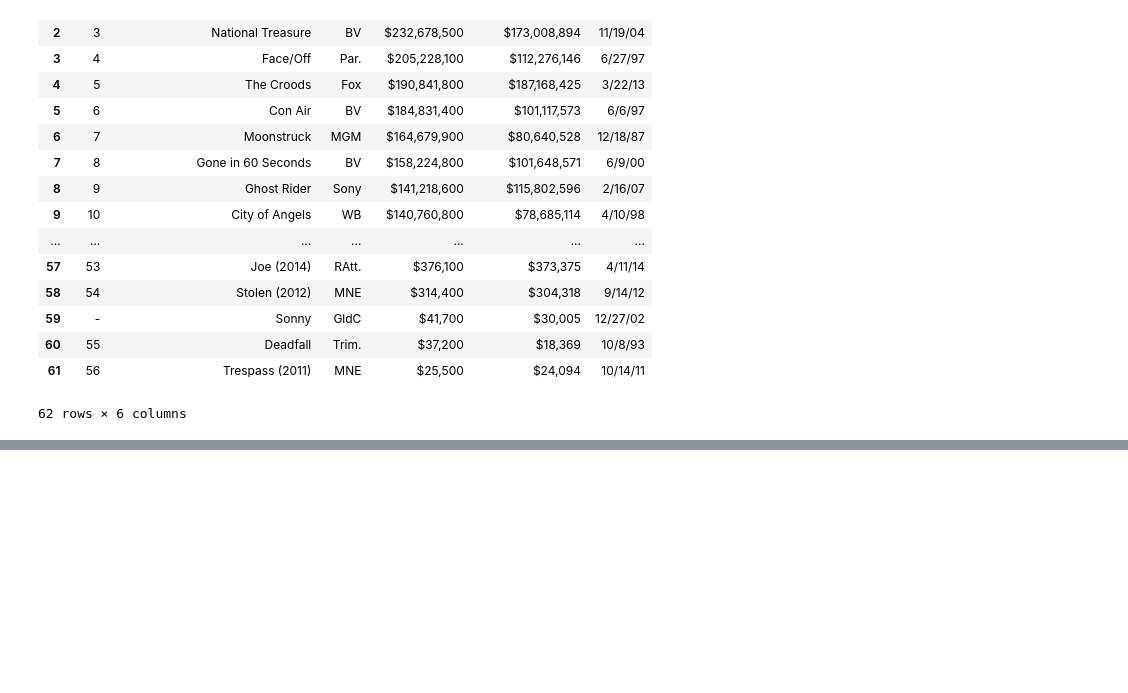
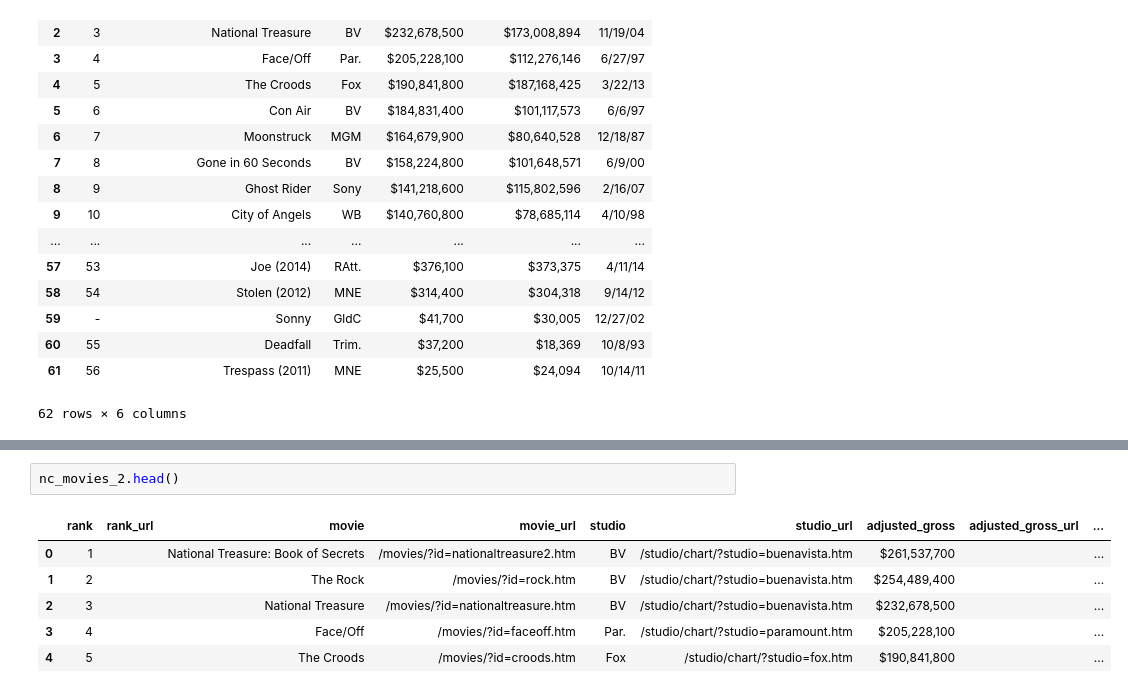
Before and after one commit to johnmwalters/Project_Luther, a Jupyter notebook: nc_webscrape.ipynb, the cells around one changed output, grey strips where cells are left out. Drawn from its saved outputs; the diff is of its cells as text; blank space fills up the shorter version.

```diff
--- a/nc_webscrape.ipynb
+++ b/nc_webscrape.ipynb
@@ -305,0 +494,9 @@ nc_movies_adj
+# %%
+nc_movies_2.head()
+# %% [output]
+|  | rank | rank_url | movie | movie_url | studio | studio_url | adjusted_gross | adjusted_gross_url | ... |
+| 0 | 1 |  | National Treasure: Book of Secrets | /movies/?id=nationaltreasure2.htm | BV | /studio/chart/?studio=buenavista.htm | $261,537,700 |  | ... |
+| 1 | 2 |  | The Rock | /movies/?id=rock.htm | BV | /studio/chart/?studio=buenavista.htm | $254,489,400 |  | ... |
+| 2 | 3 |  | National Treasure | /movies/?id=nationaltreasure.htm | BV | /studio/chart/?studio=buenavista.htm | $232,678,500 |  | ... |
+| 3 | 4 |  | Face/Off | /movies/?id=faceoff.htm | Par. | /studio/chart/?studio=paramount.htm | $205,228,100 |  | ... |
+| 4 | 5 |  | The Croods | /movies/?id=croods.htm | Fox | /studio/chart/?studio=fox.htm | $190,841,800 |  | ... |
```
Also changed, not shown: parts of 16 cells of this notebook.
